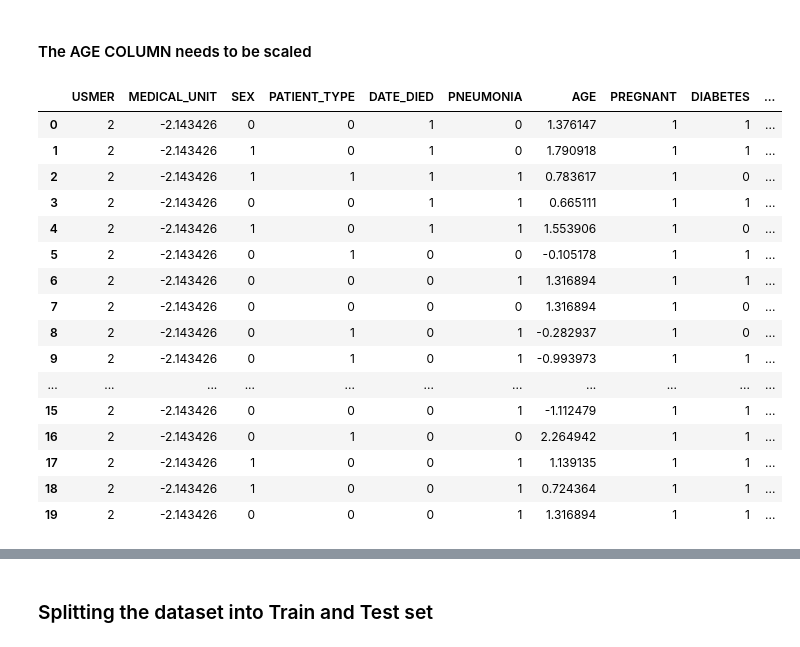
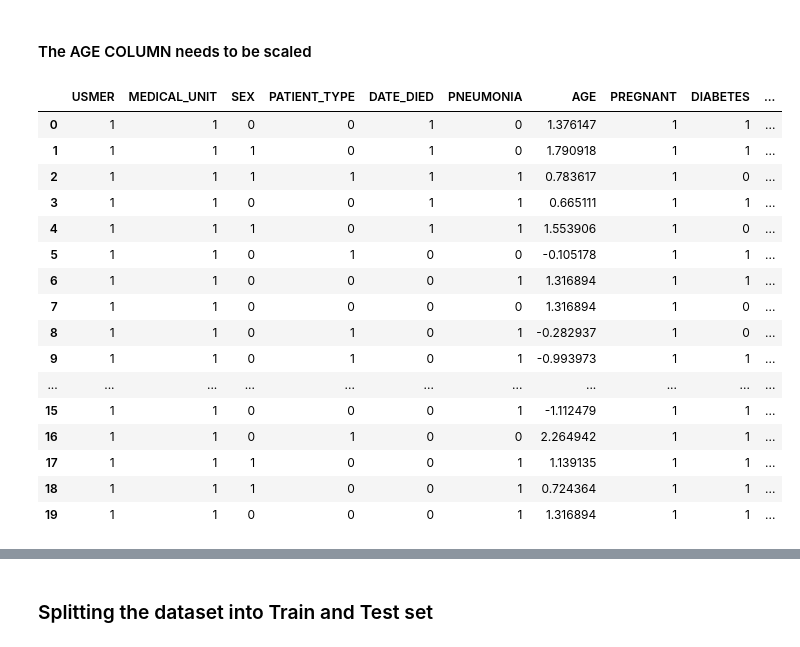
Before and after one commit to dimsparagis0210/MLTask, a Jupyter notebook: ML_Task_Dimitris.ipynb, the cells around one changed output, grey strips where cells are left out. Cells and saved outputs as stored; diff of their text form; code cells hidden in the pictures.

```diff
--- a/ML_Task_Dimitris.ipynb
+++ b/ML_Task_Dimitris.ipynb
@@ -178,7 +113,7 @@ for col in columns:
 # %%
 from sklearn.preprocessing import LabelEncoder
 
-boolean_columns = ['SEX', 'PATIENT_TYPE', 'PNEUMONIA', 'PREGNANT', 'DIABETES', 'COPD', 'ASTHMA', 'INMSUPR', 'HIPERTENSION', 'OTHER_DISEASE', 'CARDIOVASCULAR', 'OBESITY', 'RENAL_CHRONIC', 'TOBACCO']
+boolean_columns = ['SEX', 'PATIENT_TYPE', 'PNEUMONIA', 'PREGNANT', 'DIABETES', 'COPD', 'ASTHMA', 'INMSUPR', 'HIPERTENSION', 'OTHER_DISEASE', 'CARDIOVASCULAR', 'OBESITY', 'RENAL_CHRONIC', 'TOBACCO', 'USMER']
 
 for col in boolean_columns:
   df[col] = LabelEncoder().fit_transform(df[col])
@@ -244,29 +177,28 @@ plt.show()
 # %%
 from sklearn.preprocessing import StandardScaler
 
 def scaling(data):
     scaler = StandardScaler()
     data['AGE'] = scaler.fit_transform(data.loc[:,['AGE']])
-    data['MEDICAL_UNIT'] = scaler.fit_transform(data.loc[:,['MEDICAL_UNIT']])
     return data
 
 df = scaling(df)
 df.head(20)
 # %% [output]
 |  | USMER | MEDICAL_UNIT | SEX | PATIENT_TYPE | DATE_DIED | PNEUMONIA | AGE | PREGNANT | DIABETES | ... |
-| 0 | 2 | -2.143426 | 0 | 0 | 1 | 0 | 1.376147 | 1 | 1 | ... |
-| 1 | 2 | -2.143426 | 1 | 0 | 1 | 0 | 1.790918 | 1 | 1 | ... |
-| 2 | 2 | -2.143426 | 1 | 1 | 1 | 1 | 0.783617 | 1 | 0 | ... |
-| 3 | 2 | -2.143426 | 0 | 0 | 1 | 1 | 0.665111 | 1 | 1 | ... |
-| 4 | 2 | -2.143426 | 1 | 0 | 1 | 1 | 1.553906 | 1 | 0 | ... |
-| 5 | 2 | -2.143426 | 0 | 1 | 0 | 0 | -0.105178 | 1 | 1 | ... |
-| 6 | 2 | -2.143426 | 0 | 0 | 0 | 1 | 1.316894 | 1 | 1 | ... |
-| 7 | 2 | -2.143426 | 0 | 0 | 0 | 0 | 1.316894 | 1 | 0 | ... |
-| 8 | 2 | -2.143426 | 0 | 1 | 0 | 1 | -0.282937 | 1 | 0 | ... |
-| 9 | 2 | -2.143426 | 0 | 1 | 0 | 1 | -0.993973 | 1 | 1 | ... |
+| 0 | 1 | 1 | 0 | 0 | 1 | 0 | 1.376147 | 1 | 1 | ... |
+| 1 | 1 | 1 | 1 | 0 | 1 | 0 | 1.790918 | 1 | 1 | ... |
+| 2 | 1 | 1 | 1 | 1 | 1 | 1 | 0.783617 | 1 | 0 | ... |
+| 3 | 1 | 1 | 0 | 0 | 1 | 1 | 0.665111 | 1 | 1 | ... |
+| 4 | 1 | 1 | 1 | 0 | 1 | 1 | 1.553906 | 1 | 0 | ... |
+| 5 | 1 | 1 | 0 | 1 | 0 | 0 | -0.105178 | 1 | 1 | ... |
+| 6 | 1 | 1 | 0 | 0 | 0 | 1 | 1.316894 | 1 | 1 | ... |
+| 7 | 1 | 1 | 0 | 0 | 0 | 0 | 1.316894 | 1 | 0 | ... |
+| 8 | 1 | 1 | 0 | 1 | 0 | 1 | -0.282937 | 1 | 0 | ... |
+| 9 | 1 | 1 | 0 | 1 | 0 | 1 | -0.993973 | 1 | 1 | ... |
 | ... | ... | ... | ... | ... | ... | ... | ... | ... | ... | ... |
-| 15 | 2 | -2.143426 | 0 | 0 | 0 | 1 | -1.112479 | 1 | 1 | ... |
-| 16 | 2 | -2.143426 | 0 | 1 | 0 | 0 | 2.264942 | 1 | 1 | ... |
-| 17 | 2 | -2.143426 | 1 | 0 | 0 | 1 | 1.139135 | 1 | 1 | ... |
-| 18 | 2 | -2.143426 | 1 | 0 | 0 | 1 | 0.724364 | 1 | 1 | ... |
-| 19 | 2 | -2.143426 | 0 | 0 | 0 | 1 | 1.316894 | 1 | 1 | ... |
+| 15 | 1 | 1 | 0 | 0 | 0 | 1 | -1.112479 | 1 | 1 | ... |
+| 16 | 1 | 1 | 0 | 1 | 0 | 0 | 2.264942 | 1 | 1 | ... |
+| 17 | 1 | 1 | 1 | 0 | 0 | 1 | 1.139135 | 1 | 1 | ... |
+| 18 | 1 | 1 | 1 | 0 | 0 | 1 | 0.724364 | 1 | 1 | ... |
+| 19 | 1 | 1 | 0 | 0 | 0 | 1 | 1.316894 | 1 | 1 | ... |
```
Also changed, not shown: parts of 52 cells of this notebook.
